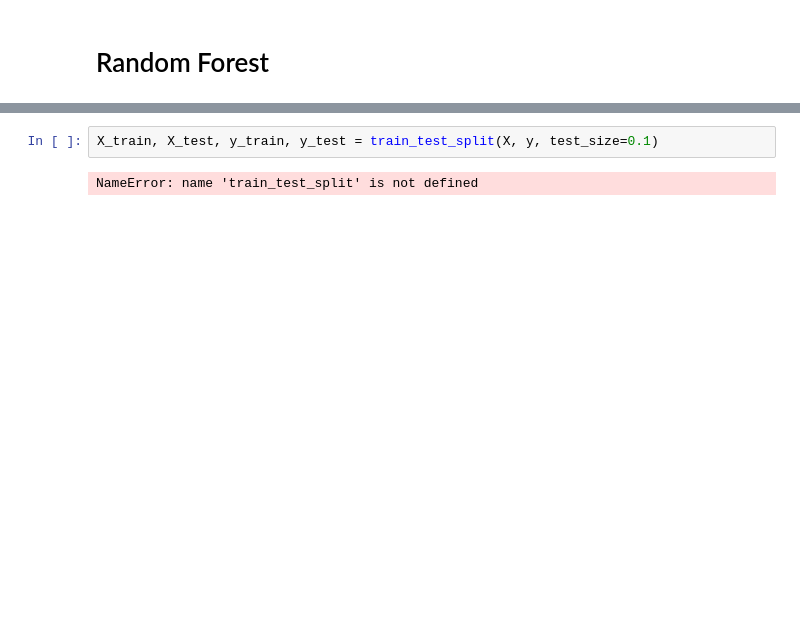
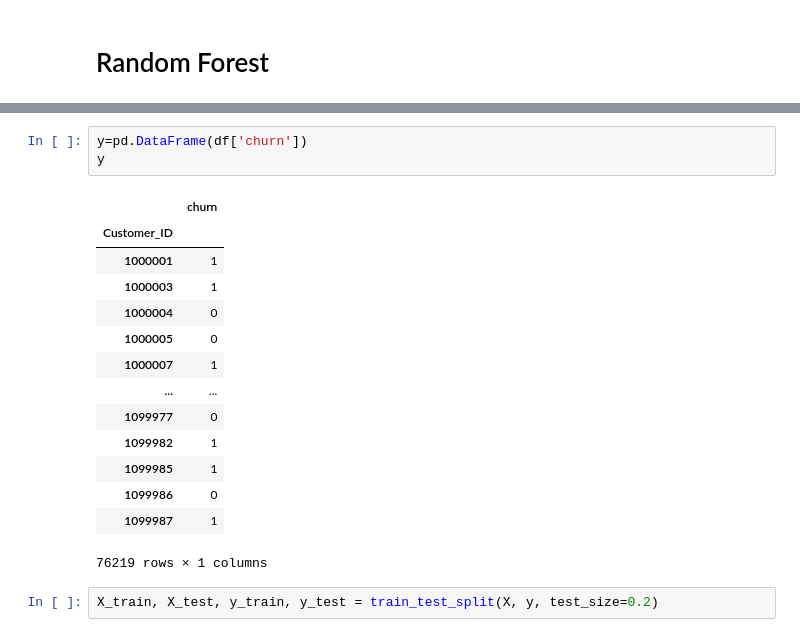
Before and after one commit to Jheel-patel/Predicting-Customer-Churn, a Jupyter notebook: Data Modeling.ipynb, the cells around one changed output, grey strips where cells are left out. Saved outputs shown, nothing was run; the diff lists cells and outputs as text; blank space fills up the shorter version.

```diff
--- a/Data Modeling.ipynb
+++ b/Data Modeling.ipynb
@@ -56,5 +58,21 @@ X
+# %%
+y=pd.DataFrame(df['churn'])
+y
+# %% [output]
+|  | churn |
+| Customer_ID |  |
+| 1000001 | 1 |
+| 1000003 | 1 |
+| 1000004 | 0 |
+| 1000005 | 0 |
+| 1000007 | 1 |
+| ... | ... |
+| 1099977 | 0 |
+| 1099982 | 1 |
+| 1099985 | 1 |
+| 1099986 | 0 |
+| 1099987 | 1 |
+76219 rows × 1 columns
 # %%
-X_train, X_test, y_train, y_test = train_test_split(X, y, test_size=0.1)
+X_train, X_test, y_train, y_test = train_test_split(X, y, test_size=0.2)
-# %% [output]
-NameError: name 'train_test_split' is not defined
 # %%
```
Also changed, not shown: parts of 20 cells of this notebook, 1 other file.
